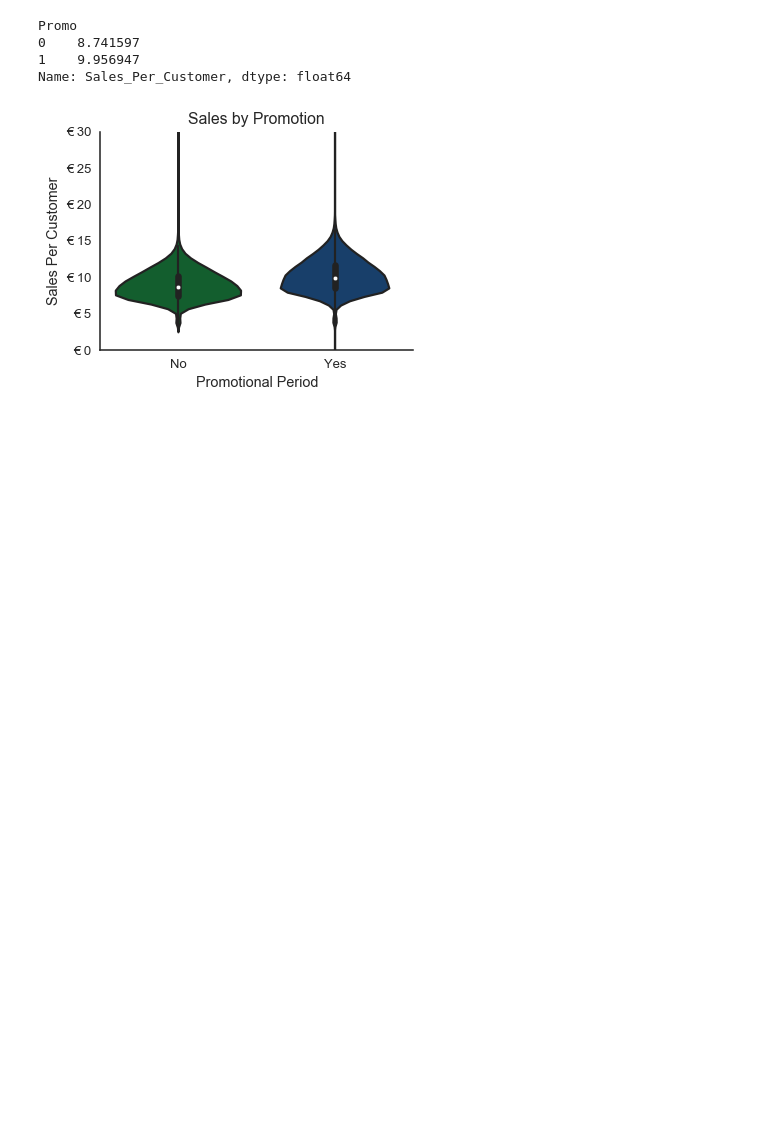
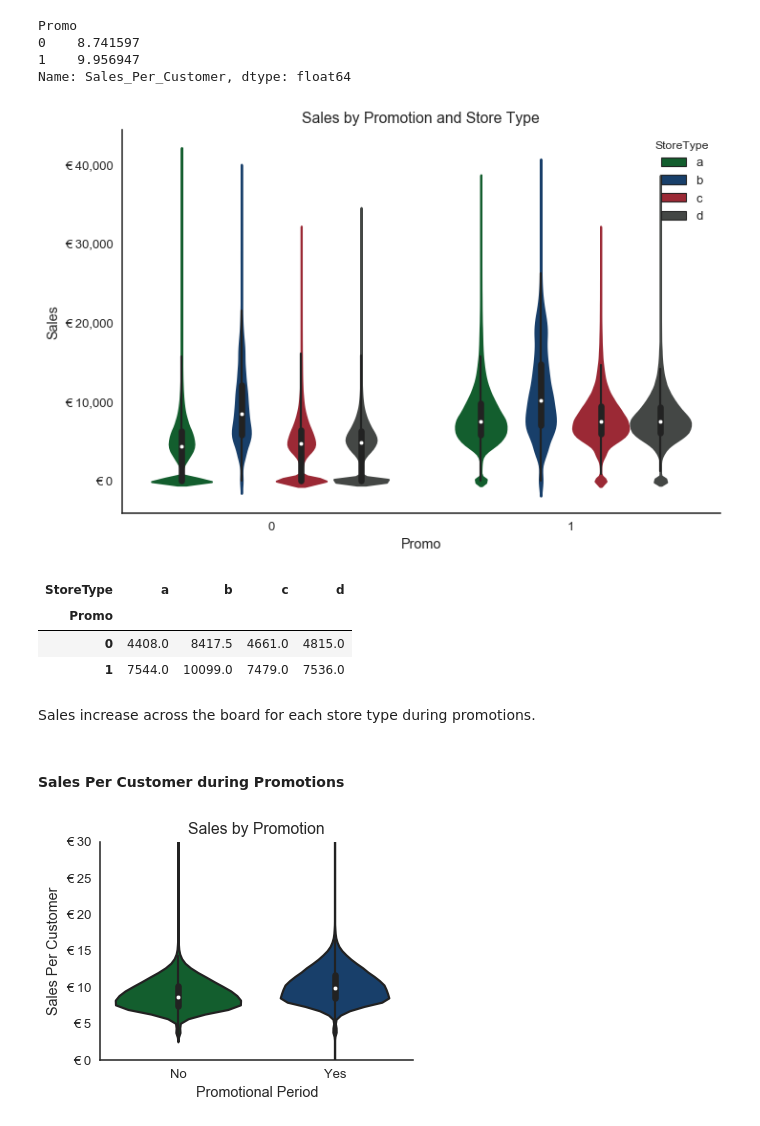
Before and after one commit to nurudeensulaimon/EDA, a Jupyter notebook: Exploratory Data Analysis.ipynb, the cells around one changed output. Saved outputs shown, nothing was run; the diff lists cells and outputs as text; code cells hidden in the pictures; blank space fills up the shorter version.

Commit message:
Finish rearranging plots, adding short comments

```diff
--- a/Exploratory Data Analysis.ipynb
+++ b/Exploratory Data Analysis.ipynb
@@ -383,6 +383,36 @@ Promo
 0    8.741597
 1    9.956947
 Name: Sales_Per_Customer, dtype: float64
+# %%
+fig, ax = plt.subplots()
+ax = sns.violinplot(x = 'Promo',
+                    y = 'Sales',
+                    hue = 'StoreType',
+                    data = merged_data,
+                    hue_order = ['a', 'b','c', 'd'],
+                    palette = pal)
+
+ax.set_title('Sales by Promotion and Store Type')
+ax.set_xlabel('Promo')
+ax.set_ylabel('Sales')
+
+y_vals = ax.get_yticks()
+ax.set_yticklabels(['€ {:,.0f}'.format(y) for y in y_vals])
+
+sns.despine();
+# %% [output]
+[figure, added]
+# %%
+merged_data.groupby(['Promo', 'StoreType'])['Sales'].median().unstack()
+# %% [output]
+| StoreType | a | b | c | d |
+| Promo |  |  |  |  |
+| 0 | 4408.0 | 8417.5 | 4661.0 | 4815.0 |
+| 1 | 7544.0 | 10099.0 | 7479.0 | 7536.0 |
+# %% [markdown]
+Sales increase across the board for each store type during promotions.
+# %% [markdown]
+#### Sales Per Customer during Promotions
 # %%
 fig, ax = plt.subplots(figsize = (4, 3))
 ax = sns.violinplot(x = 'Promo', y = 'Sales_Per_Customer', data = train, palette=pal, alpha = 0.8)
```
Also changed, not shown: parts of 38 cells of this notebook.
